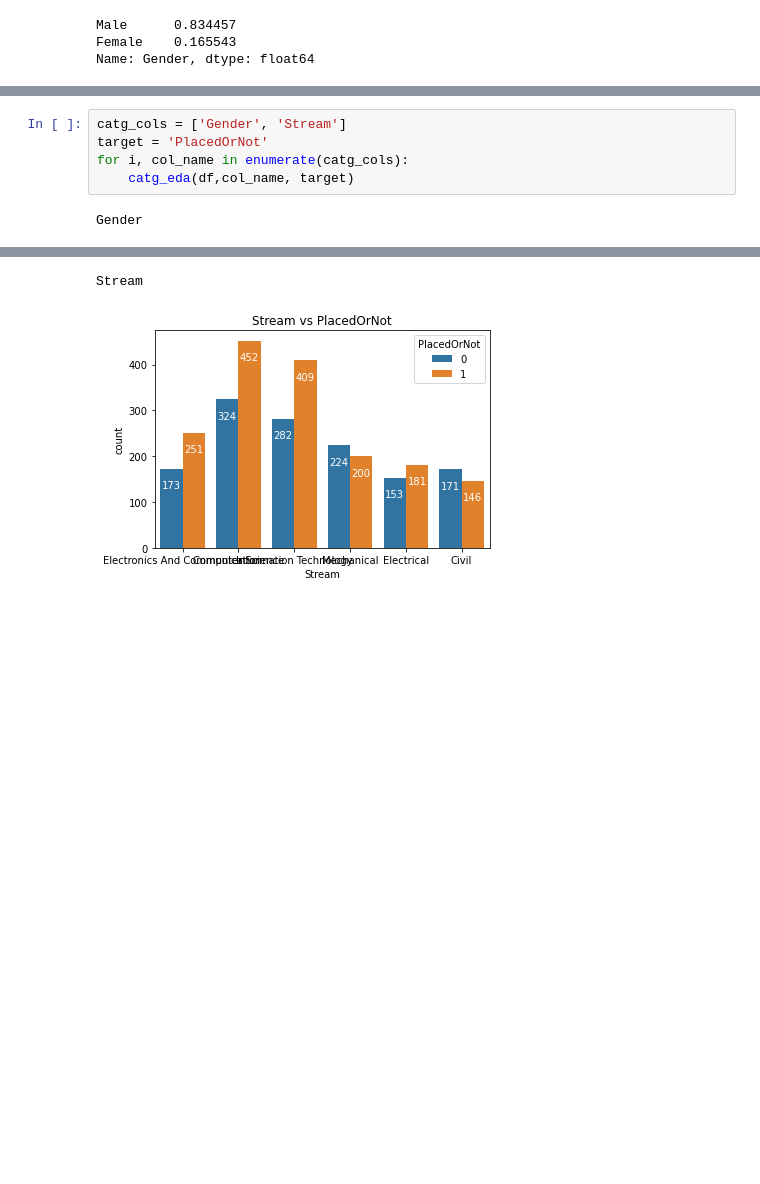
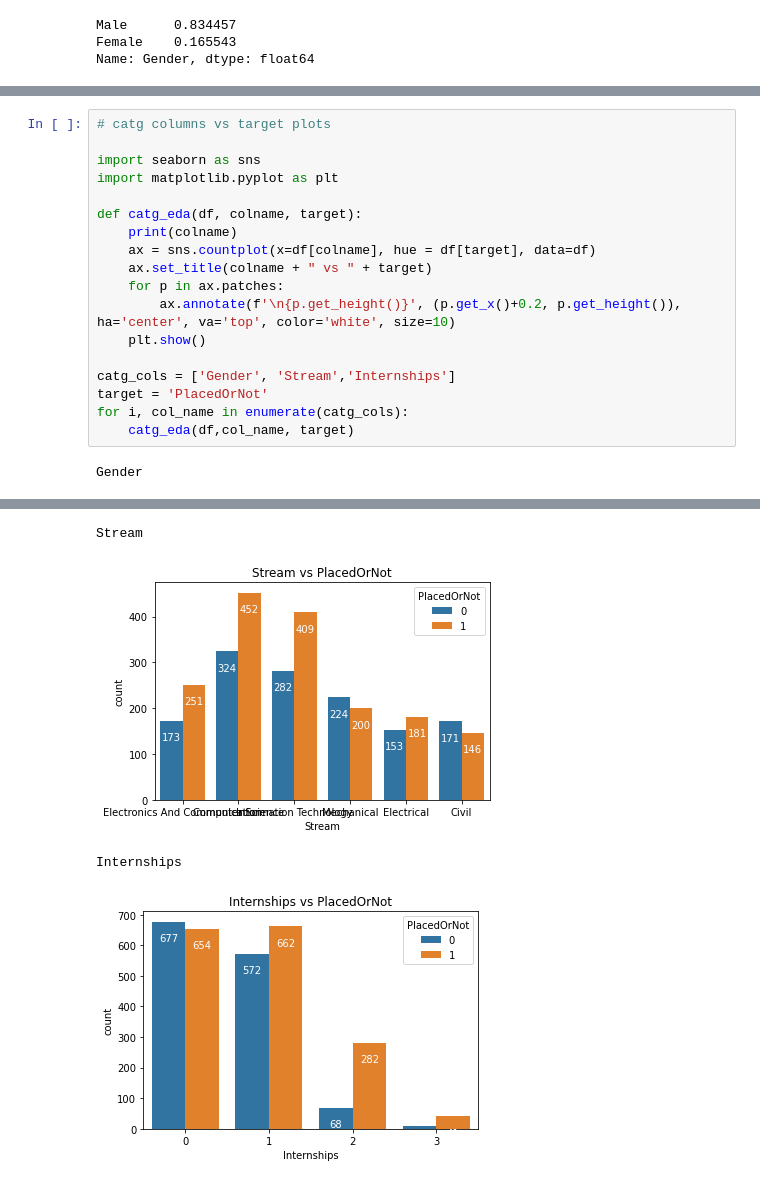
Before and after one commit to Rakesh-Babu-G/DEMD_Project_Github, a Jupyter notebook: ML_project.ipynb, the cells around one changed output, grey strips where cells are left out. Cells and saved outputs as stored; diff of their text form; blank space fills up the shorter version.

```diff
--- a/ML_project.ipynb
+++ b/ML_project.ipynb
@@ -101,14 +98,29 @@ list(df)
  'HistoryOfBacklogs',
  'PlacedOrNot']
 # %%
-catg_cols = ['Gender', 'Stream']
+# catg columns vs target plots
+
+import seaborn as sns
+import matplotlib.pyplot as plt
+
+def catg_eda(df, colname, target):
+    print(colname)
+    ax = sns.countplot(x=df[colname], hue = df[target], data=df)
+    ax.set_title(colname + " vs " + target)
+    for p in ax.patches:
+        ax.annotate(f'\n{p.get_height()}', (p.get_x()+0.2, p.get_height()), ha='center', va='top', color='white', size=10)
+    plt.show()
+
+catg_cols = ['Gender', 'Stream','Internships']
 target = 'PlacedOrNot'
 for i, col_name in enumerate(catg_cols):
     catg_eda(df,col_name, target)
 # %% [output]
 Gender
 [figure]
 Stream
 [figure]
+Internships
+[figure, added]
 # %%
 #top 3 streams with higher %placed
```
Also changed, not shown: parts of 28 cells of this notebook.
